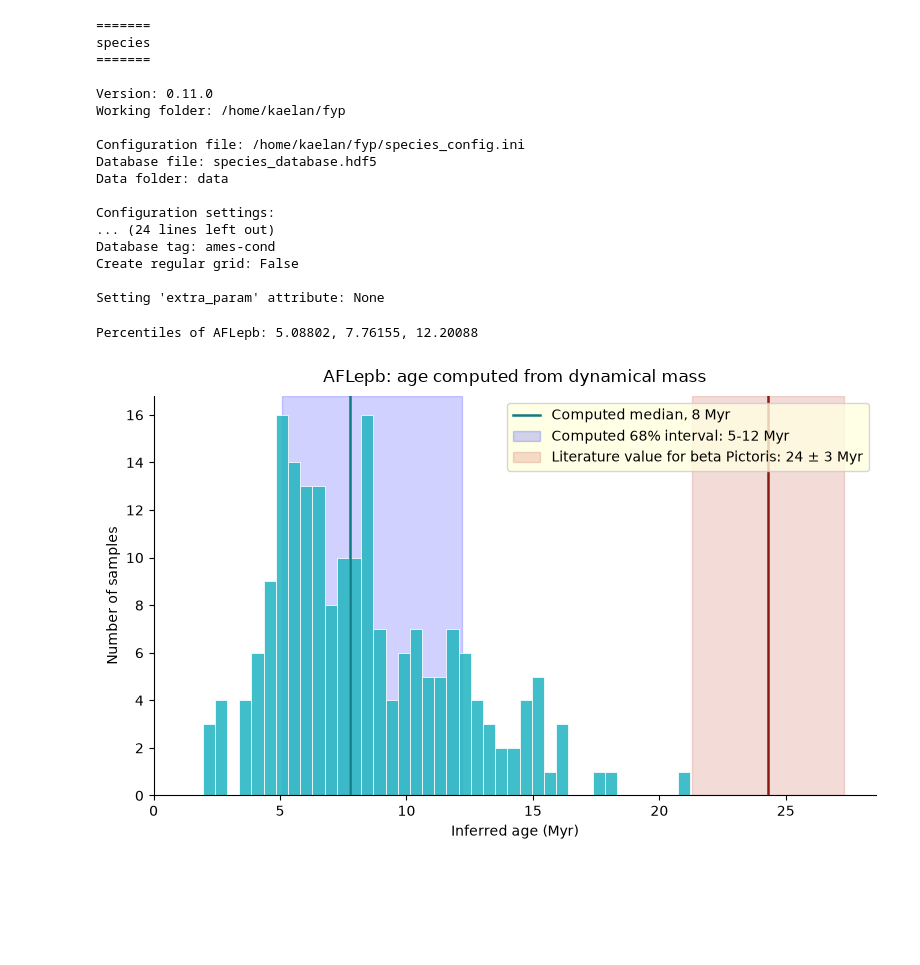
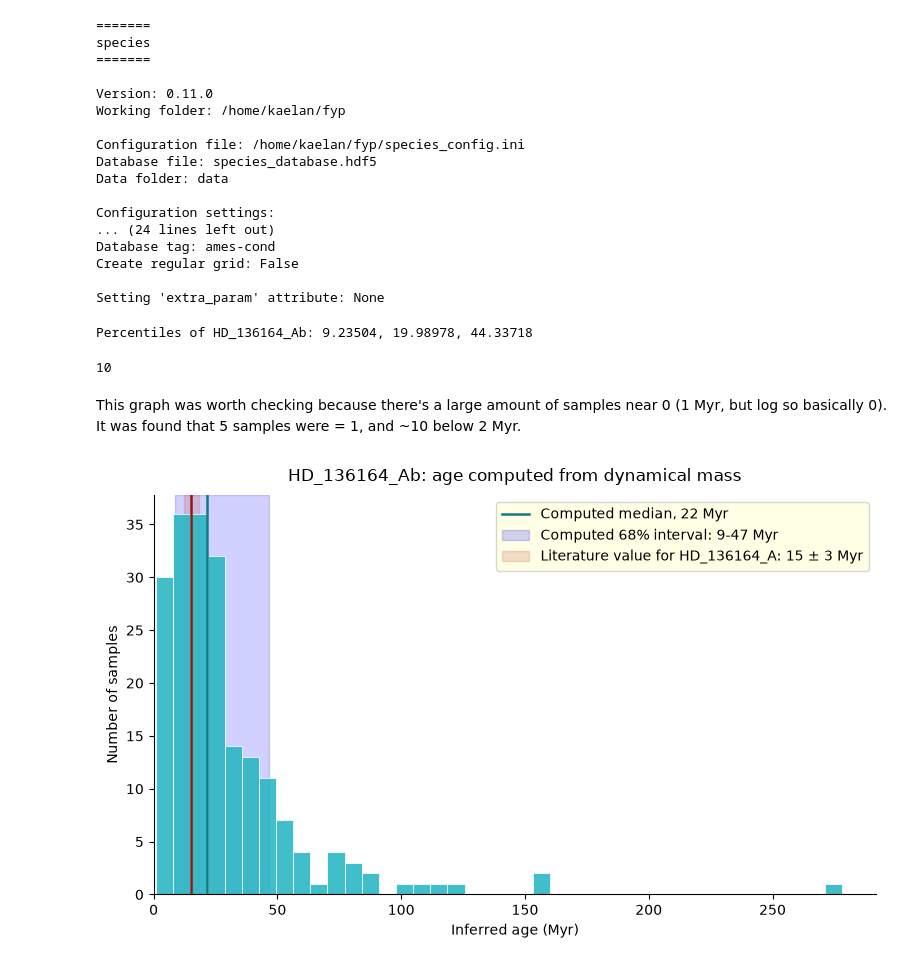
Before and after one commit to h0sh1z0ra/masses_to_ages, a Jupyter notebook: age_to_mass.ipynb, the cells around one changed output. Cells and saved outputs as stored; diff of their text form; code cells hidden in the pictures; blank space fills up the shorter version.

```diff
--- a/age_to_mass.ipynb
+++ b/age_to_mass.ipynb
@@ -346,7 +348,7 @@ def mass_to_age_mc(brightness: float, sigma_b: list[float, float], N: int) -> di
 
 # include bool for histogram
 def age_from_mass(m_planet: int, sigma_m: list[float, float], brightness: float, sigma_b: tuple[float, float],
-                  show_hist: bool = True, lit_values: list[float, float, float] = None, planet_name: str = None, parent_star_name: str = None):
+                  show_hist: bool = True, lit_values: list[float, float, float] = None, planet_name: str = None, parent_star_name: str = None) -> ndarray:
     """
     Pass in literature age and uncertainties as [age, sigma_lower, sigma_upper]
     """
@@ -397,11 +399,17 @@ def age_from_mass(m_planet: int, sigma_m: list[float, float], brightness: float,
             ax.axvline(lit_age, lw = 1.8, zorder=4, color="#8B1A13")
 
             if parent_star_name:
-                ax.axvspan(lit_age - lit_err_lower, lit_age + lit_err_upper, alpha=0.18, zorder=1, label=f"Literature value for {parent_star_name}: {lit_age:.0f} $\\pm$ {max(lit_err_lower, lit_err_upper):.0f} Myr", color="#C0392B")
+                ax.axvspan(lit_age - lit_err_lower, lit_age + lit_err_upper,
+                           alpha=0.18, zorder=1,
+                           label=f"Literature value for {parent_star_name}: {lit_age:.0f} $\\pm$ {max(lit_err_lower, lit_err_upper):.0f} Myr", color="#C0392B")
             elif planet_name and not parent_star_name:
-                ax.axvspan(lit_age - lit_err_lower, lit_age + lit_err_upper, alpha=0.18, zorder=1, label=f"Literature value for {planet_name}: {lit_age:.0f} $\\pm$ {max(lit_err_lower, lit_err_upper):.0f} Myr", color="#C0392B")
+                ax.axvspan(lit_age - lit_err_lower, lit_age + lit_err_upper,
+                           alpha=0.18, zorder=1,
+                           label=f"Literature value for {planet_name}: {lit_age:.0f} $\\pm$ {max(lit_err_lower, lit_err_upper):.0f} Myr", color="#C0392B")
             else:
-                ax.axvspan(lit_age - lit_err_lower, lit_age + lit_err_upper, alpha=0.18, zorder=1, label=f"Literature value: {lit_age:.0f} $\\pm$ {max(lit_err_lower, lit_err_upper):.0f} Myr", color="#C0392B")
+                ax.axvspan(lit_age - lit_err_lower, lit_age + lit_err_upper,
+                           alpha=0.18, zorder=1,
+                           label=f"Literature value: {lit_age:.0f} $\\pm$ {max(lit_err_lower, lit_err_upper):.0f} Myr", color="#C0392B")
 
         ax.set_title(f"{planet_name}: age computed from dynamical mass", pad=10)
         ax.set_xlabel("Inferred age (Myr)")
@@ -415,6 +423,8 @@ def age_from_mass(m_planet: int, sigma_m: list[float, float], brightness: float,
         fig.savefig(f"img/{planet_name}_age.png", dpi = 300, bbox_inches = "tight")
 
         plt.show()
+
+    return np.array(mcmc_ages)
 # %% [output]
 =======
 species
@@ -434,7 +444,12 @@ Create regular grid: False
 
 Setting 'extra_param' attribute: None
 # %%
-age_from_mass(3.2, [0.6, 0.7], -4.81, [0.13, 0.13], lit_values = [24.3, 3, 3], planet_name="AFLepb", parent_star_name="beta Pictoris")
+ages = age_from_mass(35, [10, 10], -2.8, [0.3, 0.3], lit_values = [15.3, 3, 3], show_hist=False, planet_name="HD_136164_Ab", parent_star_name="HD_136164_A")
 # %% [output]
-Percentiles of AFLepb: 5.08802, 7.76155, 12.20088
+Percentiles of HD_136164_Ab: 9.23504, 19.98978, 44.33718
-[figure, removed]
+# %%
+len(ages[ages < 2])
+# %% [output]
+10
+# %% [markdown]
+This graph was worth checking because there's a large amount of samples near 0 (1 Myr, but log so basically 0). It was found that 5 samples were = 1, and ~10 below 2 Myr.
@@ -440,0 +558,7 @@ Percentiles of AFLepb: 5.08802, 7.76155, 12.20088
+# %%
+test_ages = Ages(35, [10, 10], -2.8, [0.3, 0.3], lit_values = [15.3, 3, 3], planet_name="HD_136164_Ab", parent_star_name="HD_136164_A", N_samples = 200)
+# %%
+test_plot = test_ages.age_from_mass()
+test_ages.plot_hist()
+# %% [output]
+[figure, added]
```
Also changed, not shown: parts of 2 cells of this notebook, 2 other files.
